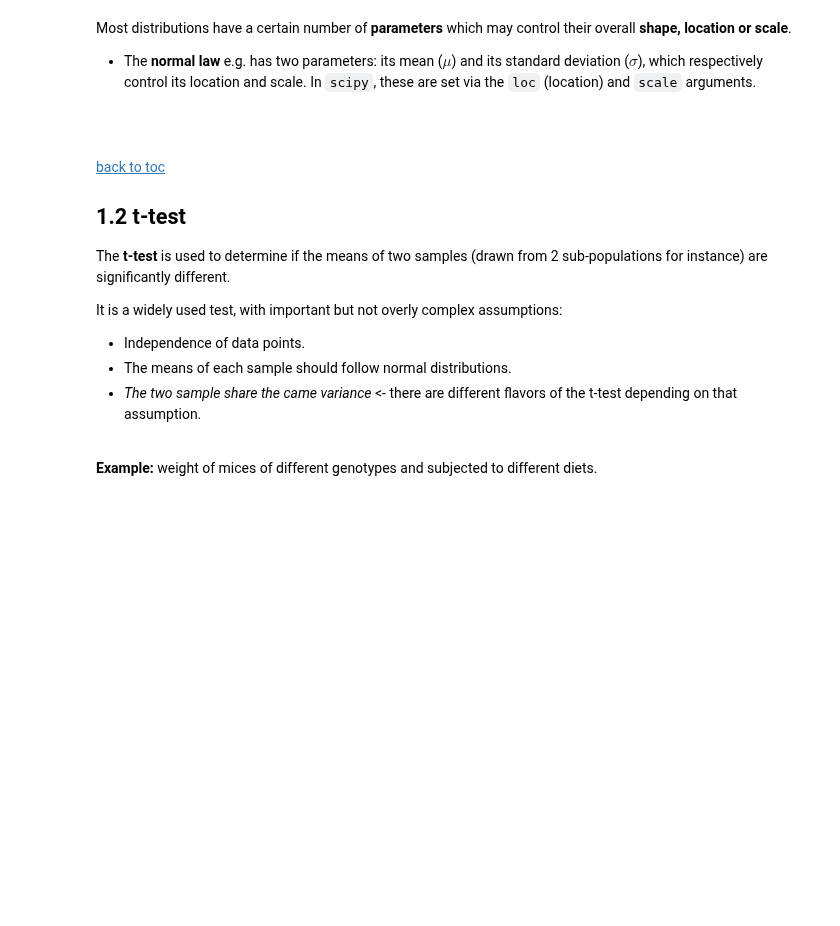
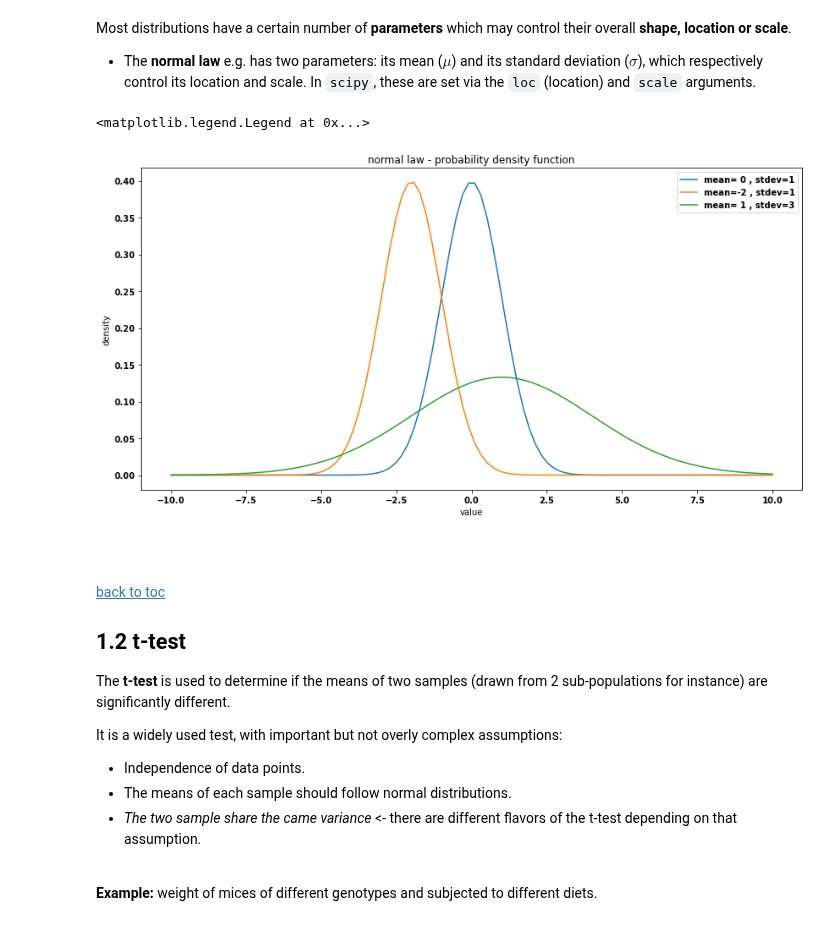
Before and after one commit to sib-swiss/intermediate-python-training, a Jupyter notebook: 02_statistics_with_python.ipynb, the cells around one changed output. Cells and saved outputs as stored; diff of their text form; code cells hidden in the pictures; blank space fills up the shorter version.

```diff
--- a/02_statistics_with_python.ipynb
+++ b/02_statistics_with_python.ipynb
@@ -173,14 +211,21 @@ Most distributions have a certain number of **parameters** which may control the
 # %%
 x = np.linspace(-10,10, 100) # 100 equally separated points between -5 and 5
 fig, ax = plt.subplots(figsize=(14, 7))
 
-a= sns.lineplot(x=x, y=stats.norm.pdf(x , loc = 0 , scale = 1) , ax = ax , label='mean= 0 , stdev=1')
-sns.lineplot(x=x, y=stats.norm.pdf(x , loc = -2 , scale = 1 ) , ax = ax , label='mean=-2 , stdev=1')
-sns.lineplot(x=x, y=stats.norm.pdf(x , loc = 1 , scale = 3 ) , ax = ax , label='mean= 1 , stdev=3')
+a= sns.lineplot(x=x, y=stats.norm.pdf(x ,
+                                      loc = 0 , scale = 1) ,
+                ax = ax , label='mean= 0 , stdev=1')
+sns.lineplot(x=x, y=stats.norm.pdf(x , loc = -2 , scale = 1 ) ,
+             ax = ax , label='mean=-2 , stdev=1')
+sns.lineplot(x=x, y=stats.norm.pdf(x , loc = 1 , scale = 3 ) ,
+             ax = ax , label='mean= 1 , stdev=3')
 
 a.set(xlabel='value', ylabel='density')
 a.set_title('normal law - probability density function')
 ax.legend()
+# %% [output]
+<matplotlib.legend.Legend at 0x...>
+[figure, added]
 # %% [markdown]
 <br>
 <br>
```
Also changed, not shown: parts of 29 cells of this notebook.
